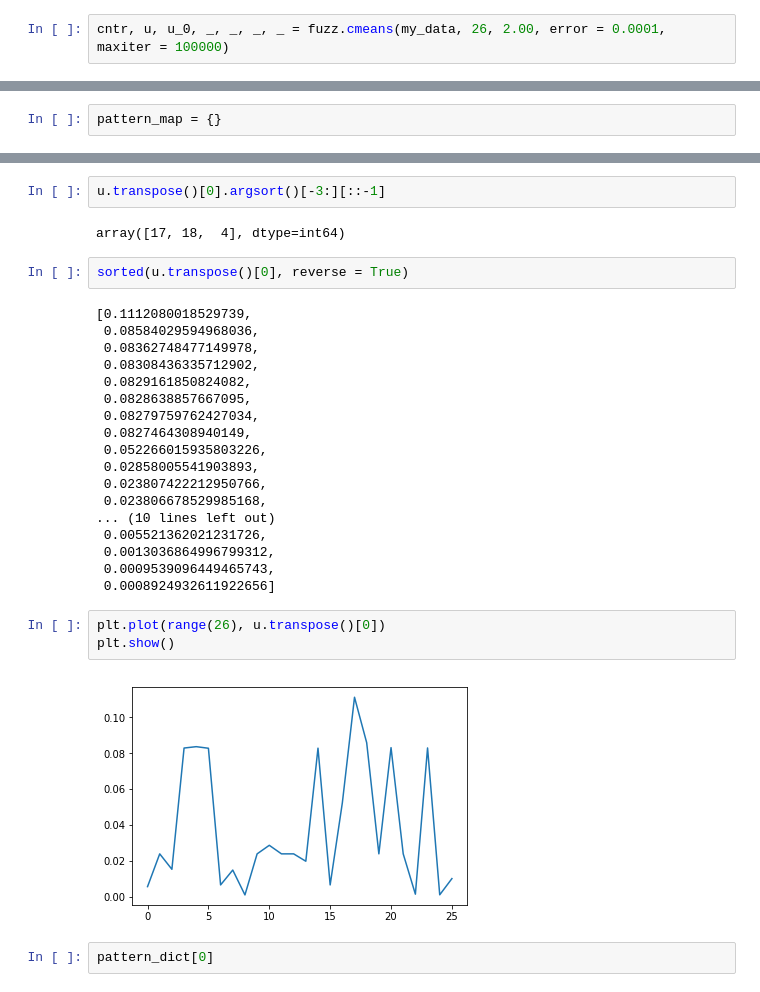
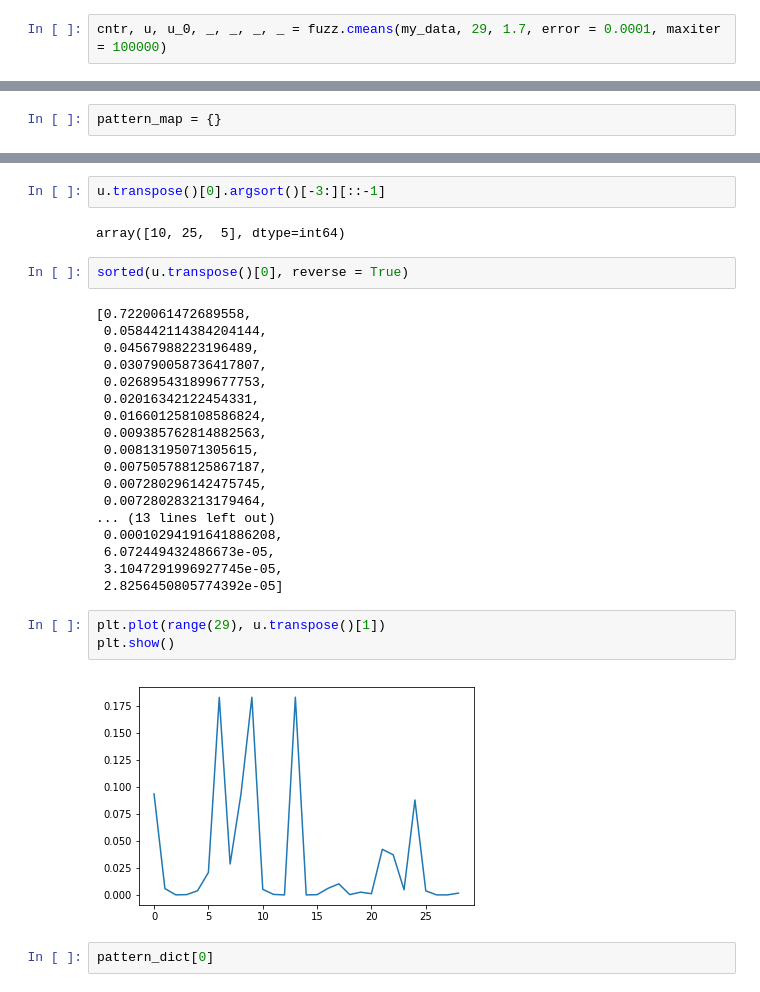
Before and after one commit to cs230-team/bug-mining, a Jupyter notebook: Untitled.ipynb, the cells around one changed output, grey strips where cells are left out. Drawn from its saved outputs; the diff is of its cells as text.

```diff
--- a/Untitled.ipynb
+++ b/Untitled.ipynb
@@ -8,7 +8,7 @@ my_data.shape
 # %% [output]
 (48, 264)
 # %%
-cntr, u, u_0, _, _, _, _ = fuzz.cmeans(my_data, 26, 2.00, error = 0.0001, maxiter = 100000)
+cntr, u, u_0, _, _, _, _ = fuzz.cmeans(my_data, 29, 1.7, error = 0.0001, maxiter = 100000)
 # %%
 labels = np.argmax(u, axis = 0)
 # %%
@@ -127,32 +143,32 @@ cluster_cnt
 # %%
 u.transpose()[0].argsort()[-3:][::-1]
 # %% [output]
-array([17, 18,  4], dtype=int64)
+array([10, 25,  5], dtype=int64)
 # %%
 sorted(u.transpose()[0], reverse = True)
 # %% [output]
-[0.1112080018529739,
- 0.08584029594968036,
- 0.08362748477149978,
- 0.08308436335712902,
- 0.0829161850824082,
- 0.0828638857667095,
- 0.08279759762427034,
- 0.0827464308940149,
- 0.052266015935803226,
- 0.02858005541903893,
- 0.023807422212950766,
- 0.023806678529985168,
-... (10 lines left out)
- 0.005521362021231726,
- 0.0013036864996799312,
- 0.0009539096449465743,
- 0.0008924932611922656]
+[0.7220061472689558,
+ 0.058442114384204144,
+ 0.04567988223196489,
+ 0.030790058736417807,
+ 0.026895431899677753,
+ 0.02016342122454331,
+ 0.016601258108586824,
+ 0.009385762814882563,
+ 0.00813195071305615,
+ 0.007505788125867187,
+ 0.007280296142475745,
+ 0.007280283213179464,
+... (13 lines left out)
+ 0.00010294191641886208,
+ 6.072449432486673e-05,
+ 3.1047291996927745e-05,
+ 2.8256450805774392e-05]
 # %%
-plt.plot(range(26), u.transpose()[0])
+plt.plot(range(29), u.transpose()[1])
 plt.show()
 # %% [output]
-[figure, old version]
+[figure, new version]
 # %%
 pattern_dict[0]
 # %% [output]
```
Also changed, not shown: parts of 25 cells of this notebook.
